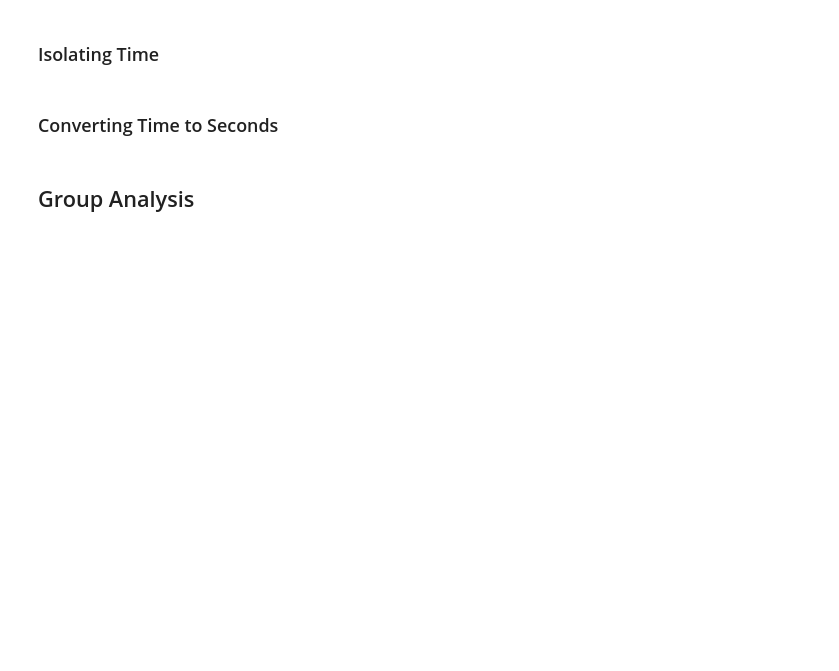
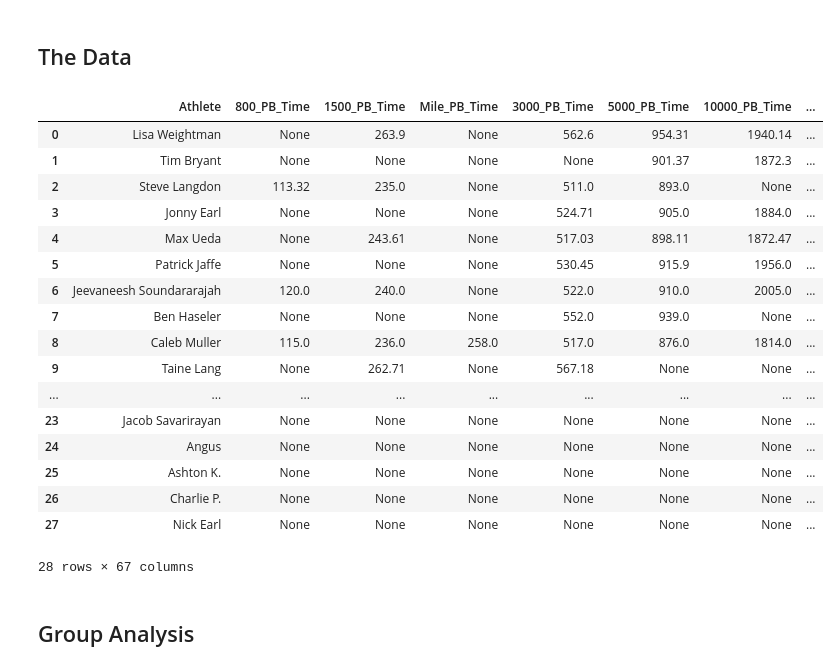
Before and after one commit to JMelleuish/Parkville_Project, a Jupyter notebook: Parkvile_Project.ipynb, the cells around one changed output. Drawn from its saved outputs; the diff is of its cells as text; code cells hidden in the pictures; blank space fills up the shorter version.

```diff
--- a/Parkvile_Project.ipynb
+++ b/Parkvile_Project.ipynb
@@ -58,4 +3,0 @@ for col in df.iloc[:,1:23]:
-# %% [markdown]
-### Isolating Time
-# %% [markdown]
-### Converting Time to Seconds
@@ -62,2 +75,25 @@ for col in df.iloc[:,1:23]:
+# %% [markdown]
+## The Data
+# %%
+df
+# %% [output]
+|  | Athlete | 800_PB_Time | 1500_PB_Time | Mile_PB_Time | 3000_PB_Time | 5000_PB_Time | 10000_PB_Time | ... |
+| 0 | Lisa Weightman | None | 263.9 | None | 562.6 | 954.31 | 1940.14 | ... |
+| 1 | Tim Bryant | None | None | None | None | 901.37 | 1872.3 | ... |
+| 2 | Steve Langdon | 113.32 | 235.0 | None | 511.0 | 893.0 | None | ... |
+| 3 | Jonny Earl | None | None | None | 524.71 | 905.0 | 1884.0 | ... |
+| 4 | Max Ueda | None | 243.61 | None | 517.03 | 898.11 | 1872.47 | ... |
+| 5 | Patrick Jaffe | None | None | None | 530.45 | 915.9 | 1956.0 | ... |
+| 6 | Jeevaneesh Soundararajah | 120.0 | 240.0 | None | 522.0 | 910.0 | 2005.0 | ... |
+| 7 | Ben Haseler | None | None | None | 552.0 | 939.0 | None | ... |
+| 8 | Caleb Muller | 115.0 | 236.0 | 258.0 | 517.0 | 876.0 | 1814.0 | ... |
+| 9 | Taine Lang | None | 262.71 | None | 567.18 | None | None | ... |
+| ... | ... | ... | ... | ... | ... | ... | ... | ... |
+| 23 | Jacob Savarirayan | None | None | None | None | None | None | ... |
+| 24 | Angus | None | None | None | None | None | None | ... |
+| 25 | Ashton K. | None | None | None | None | None | None | ... |
+| 26 | Charlie P. | None | None | None | None | None | None | ... |
+| 27 | Nick Earl | None | None | None | None | None | None | ... |
+28 rows × 67 columns
 # %% [markdown]
 ## Group Analysis
```
Also changed, not shown: parts of 8 cells of this notebook.
